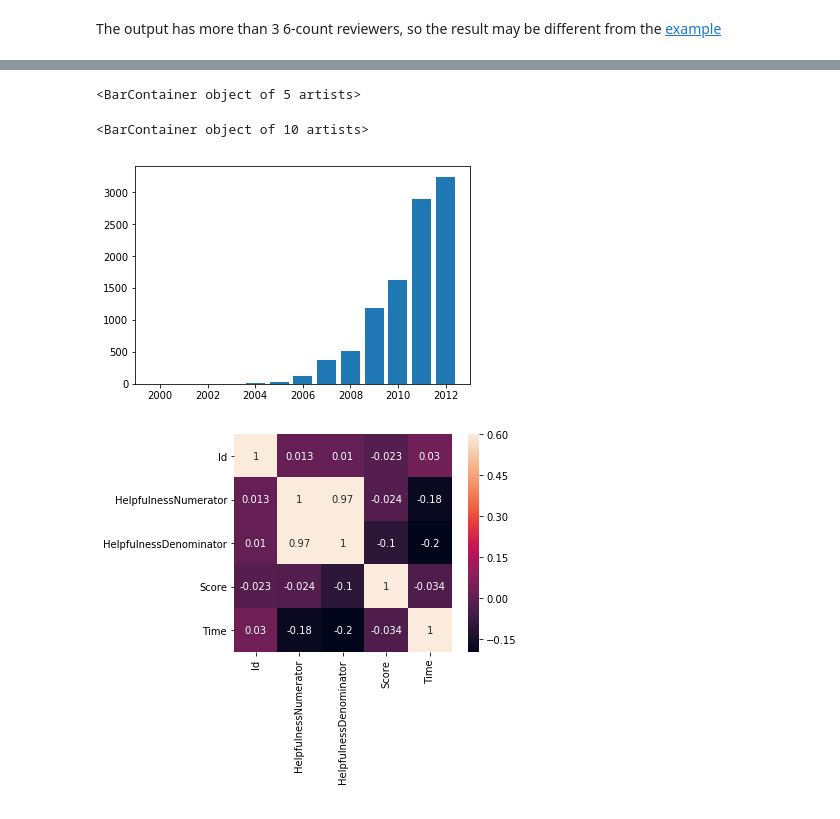
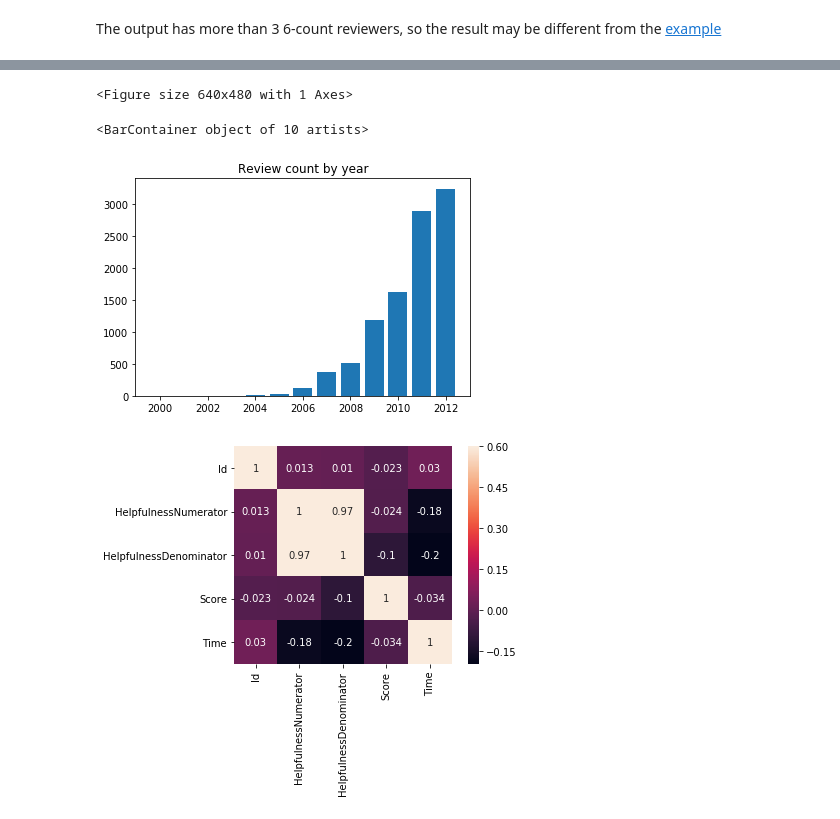
Before and after one commit to ChongMingWei/FUNDAMENTALS-OF-DATA-ANALYTICS-HW1, a Jupyter notebook: HW1-1.ipynb, the cells around one changed output, grey strips where cells are left out. Drawn from its saved outputs; the diff is of its cells as text; code cells hidden in the pictures.

```diff
--- a/HW1-1.ipynb
+++ b/HW1-1.ipynb
@@ -59,26 +59,28 @@ frequecyofscore = [0,0,0,0,0]
 scorelist = [1,2,3,4,5]
 for num in Scoreofc2:
     frequecyofscore[int(num)-1] = frequecyofscore[int(num)-1] + 1
+plt.title('Score distribution of user c2 review')
 plt.bar(scorelist,frequecyofscore,color=['cornflowerblue','orange','g','r','darkorchid'])
+plt.show()
 # %% [output]
-<BarContainer object of 5 artists>
+<Figure size 640x480 with 1 Axes>
 # %%
 import datetime
 from collections import Counter
 years = []
 for i in range(10000):
     acctime = pd_data.loc[i,'Time']
     year = datetime.datetime.fromtimestamp(acctime).isoformat()
     years.append(int(year[0:4]))
 yearcollec = Counter(years)
 
 year_X_axis = list(yearcollec.keys())
 year_Y_axis = list(yearcollec.values())
-
+plt.title('Review count by year')
 plt.bar(year_X_axis,year_Y_axis)
 # %% [output]
 <BarContainer object of 10 artists>
-[figure, old version]
+[figure, new version]
 # %%
 import seaborn as sns
 
```
Also changed, not shown: parts of 2 cells of this notebook.
